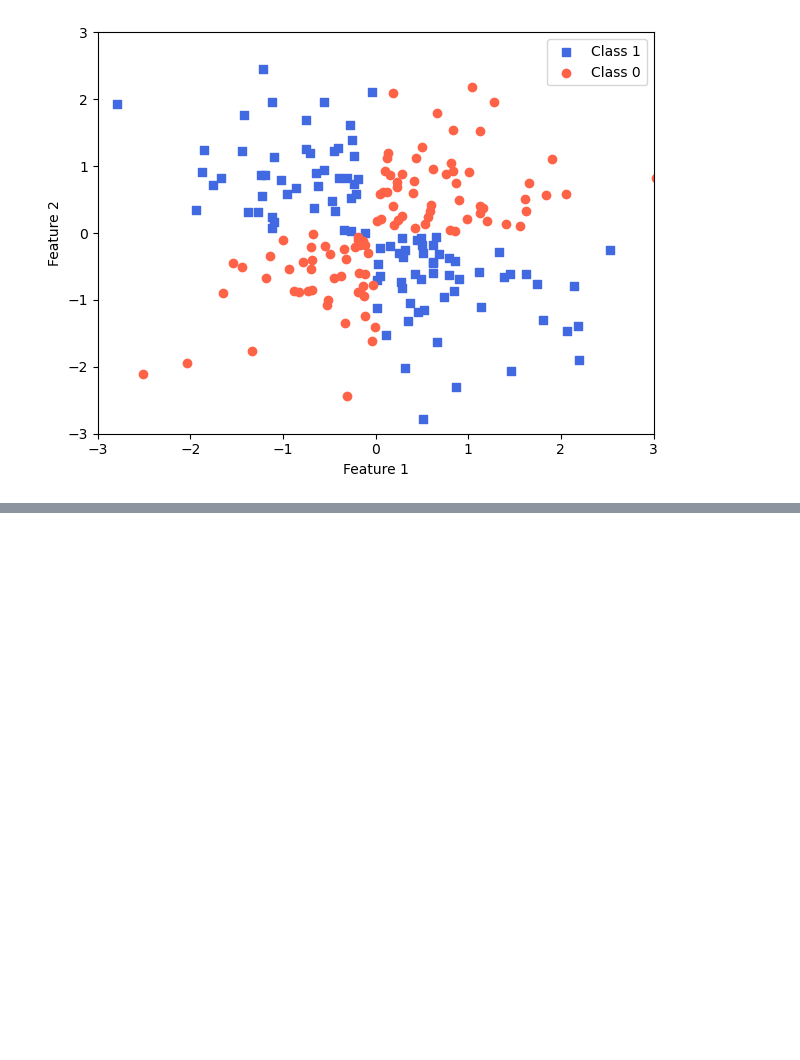
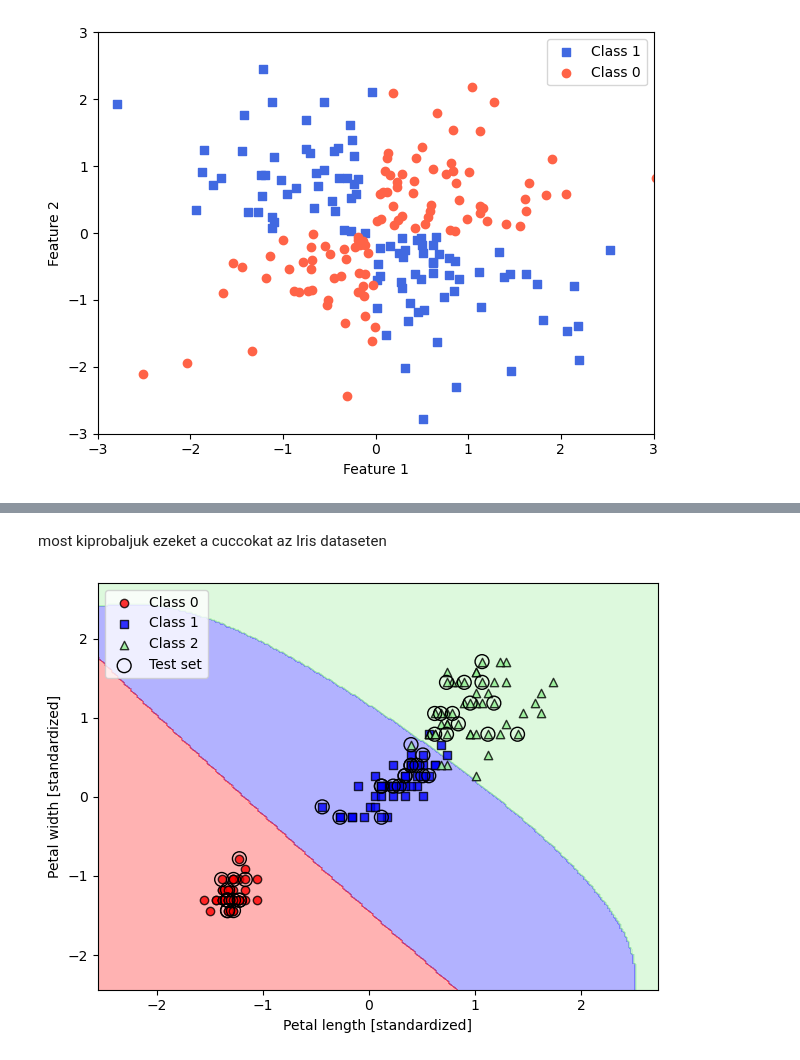
Before and after one commit to dusarp/Python-learning, a Jupyter notebook: machine learning/Raschka_ML_PyTorch_Scikit_learn/ch3/ch03_notlinear_kernel_svm.ipynb, the cells around one changed output, grey strips where cells are left out. Saved outputs shown, nothing was run; the diff lists cells and outputs as text; code cells hidden in the pictures; blank space fills up the shorter version.

```diff
--- a/machine learning/Raschka_ML_PyTorch_Scikit_learn/ch3/ch03_notlinear_kernel_svm.ipynb
+++ b/machine learning/Raschka_ML_PyTorch_Scikit_learn/ch3/ch03_notlinear_kernel_svm.ipynb
@@ -8 +77,5 @@
+# %%
+#meg ez is kell
+X_combined_std = np.vstack((X_train_std, X_test_std))
+y_combined = np.hstack((y_train, y_test))
 # %%
@@ -39,0 +136,20 @@ plt.show()
+# %% [markdown]
+most kiprobaljuk ezeket a cuccokat az Iris dataseten
+# %%
+#rbf kernel, iris dataseten, kis gammaval (0.2)
+from sklearn.svm import SVC
+
+svm = SVC(kernel='rbf', random_state=1, gamma=0.2, C=1.0)
+svm.fit(X_train_std, y_train)
+
+plot_decision_regions(X_combined_std, y_combined,
+                      classifier=svm, test_idx=range(105, 150))
+plt.xlabel('Petal length [standardized]')
+plt.ylabel('Petal width [standardized]')
+plt.legend(loc='upper left')
+plt.tight_layout()
+plt.savefig('figures_notlinear_kernel_svm/03_15_iris_gamma_020.png', dpi=300)
+plt.show()
+#the boundaries are relatively soft
+# %% [output]
+[figure, added]
```
Also changed, not shown: parts of 7 cells of this notebook, 5 other files.
